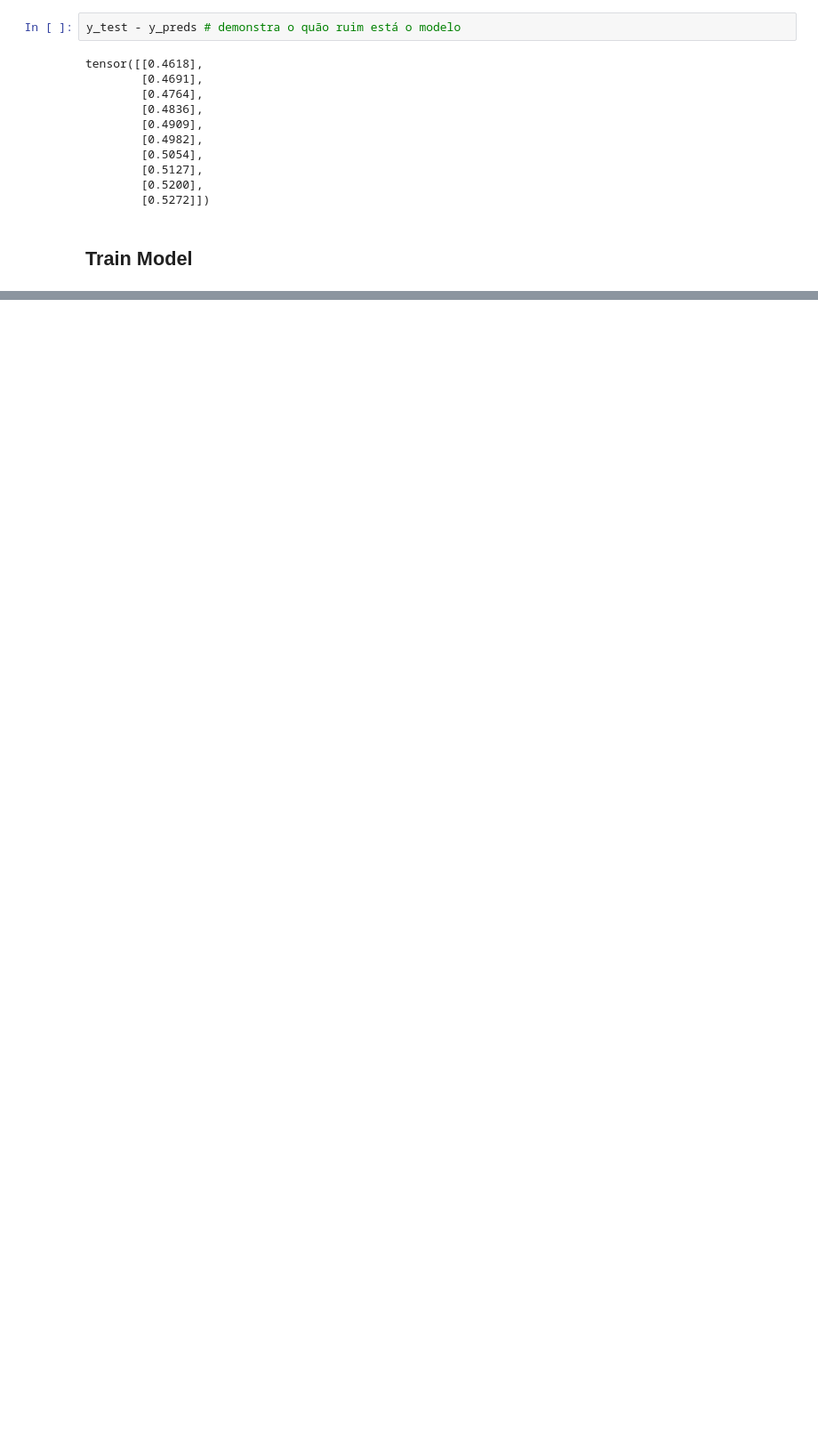
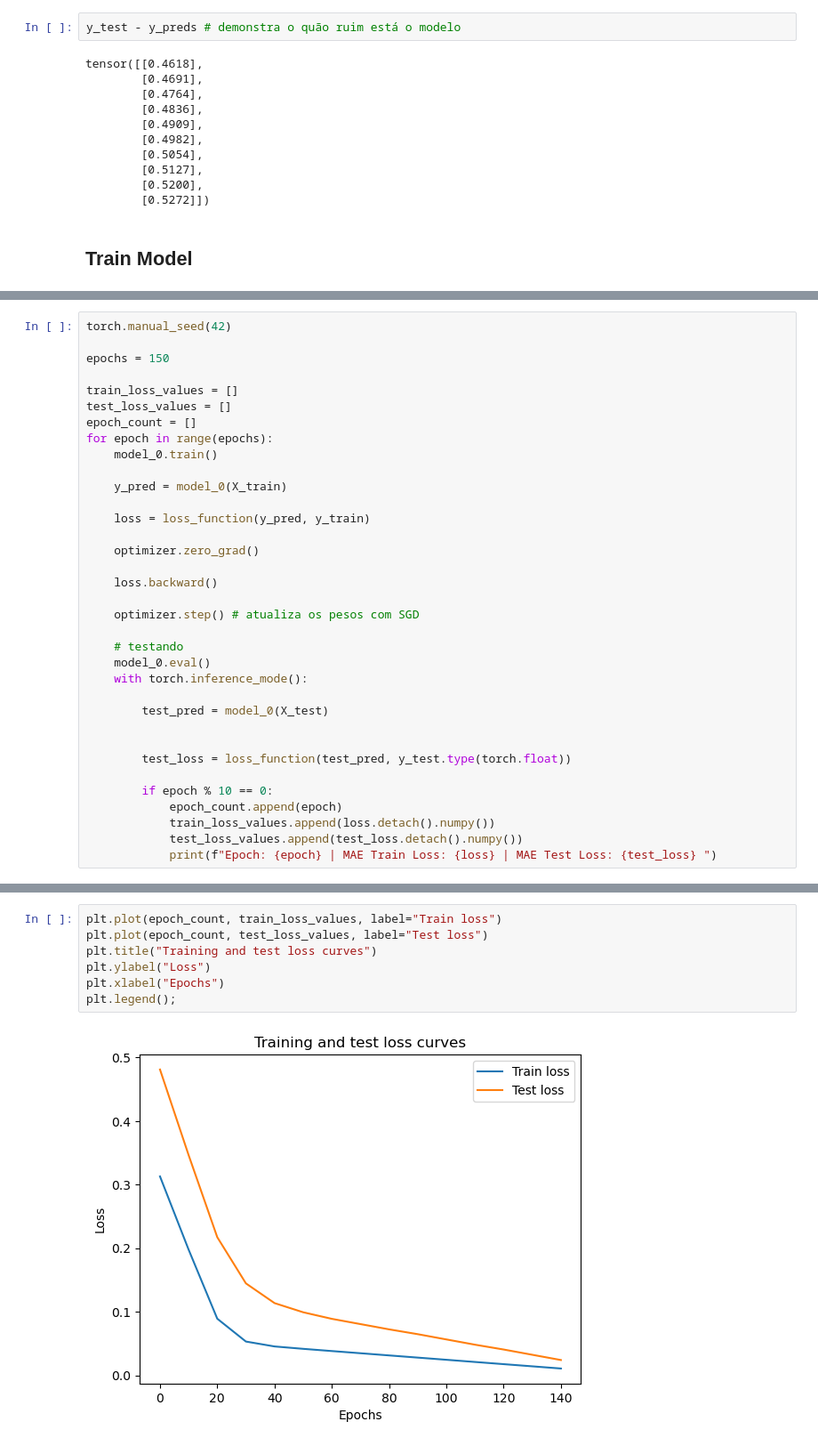
Before and after one commit to beatrizalmeidaf/ai-engineer, a Jupyter notebook: ai-libraries/pytorch/1.pytorch_workflow_fundamentals.ipynb, the cells around one changed output, grey strips where cells are left out. Shown: that part at 89% size. Saved outputs shown, nothing was run; the diff lists cells and outputs as text; blank space fills up the shorter version.

```diff
--- a/ai-libraries/pytorch/1.pytorch_workflow_fundamentals.ipynb
+++ b/ai-libraries/pytorch/1.pytorch_workflow_fundamentals.ipynb
@@ -147,0 +155,35 @@ tensor([[0.4618],
+# %%
+torch.manual_seed(42)
+
+epochs = 150
+
+train_loss_values = []
+test_loss_values = []
+epoch_count = []
+for epoch in range(epochs):
+    model_0.train()
+
+    y_pred = model_0(X_train)
+
+    loss = loss_function(y_pred, y_train)
+
+    optimizer.zero_grad()
+
+    loss.backward()
+
+    optimizer.step() # atualiza os pesos com SGD
+
+    # testando
+    model_0.eval()
+    with torch.inference_mode():
+
+        test_pred = model_0(X_test)
+
+
+        test_loss = loss_function(test_pred, y_test.type(torch.float))
+
+        if epoch % 10 == 0:
+            epoch_count.append(epoch)
+            train_loss_values.append(loss.detach().numpy())
+            test_loss_values.append(test_loss.detach().numpy())
+            print(f"Epoch: {epoch} | MAE Train Loss: {loss} | MAE Test Loss: {test_loss} ")
@@ -147,0 +206,9 @@ tensor([[0.4618],
+# %%
+plt.plot(epoch_count, train_loss_values, label="Train loss")
+plt.plot(epoch_count, test_loss_values, label="Test loss")
+plt.title("Training and test loss curves")
+plt.ylabel("Loss")
+plt.xlabel("Epochs")
+plt.legend();
+# %% [output]
+[figure, added]
```
Also changed, not shown: parts of 8 cells of this notebook, 1 other file.
